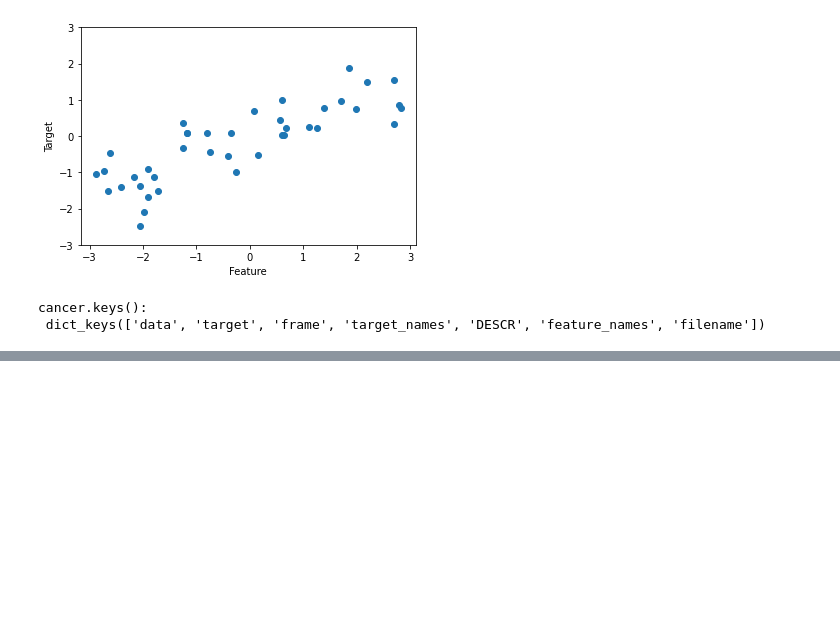
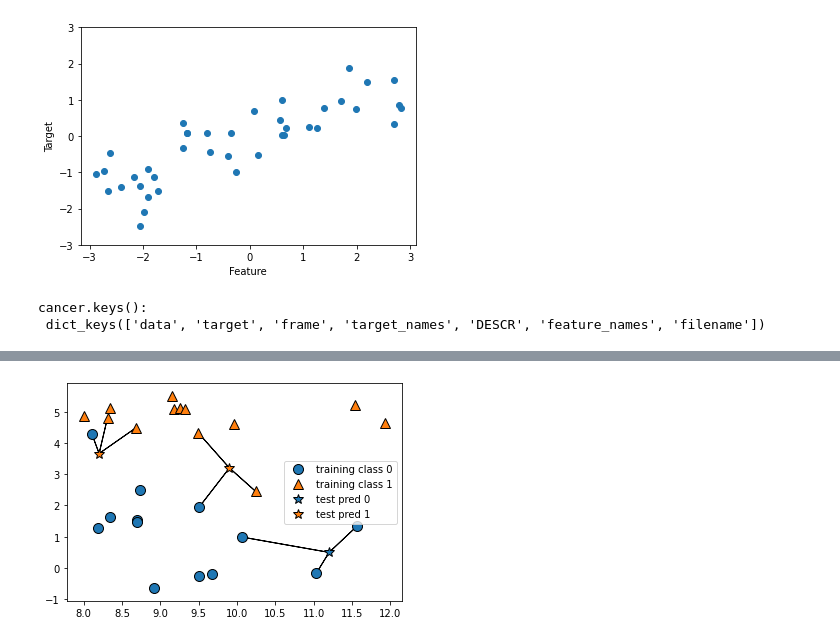
Before and after one commit to Biomedical-Data-Acquisition-and-Mining/homework-test-j24687005, a Jupyter notebook: 0429.ipynb, the cells around one changed output, grey strips where cells are left out. Saved outputs shown, nothing was run; the diff lists cells and outputs as text; code cells hidden in the pictures; blank space fills up the shorter version.

```diff
--- a/0429.ipynb
+++ b/0429.ipynb
@@ -37,0 +71,4 @@ NameError: name 'np' is not defined
+# %%
+mglearn.plots.plot_knn_classification(n_neighbors=3)
+# %% [output]
+[figure, added]
```
Also changed, not shown: parts of 6 cells of this notebook.
